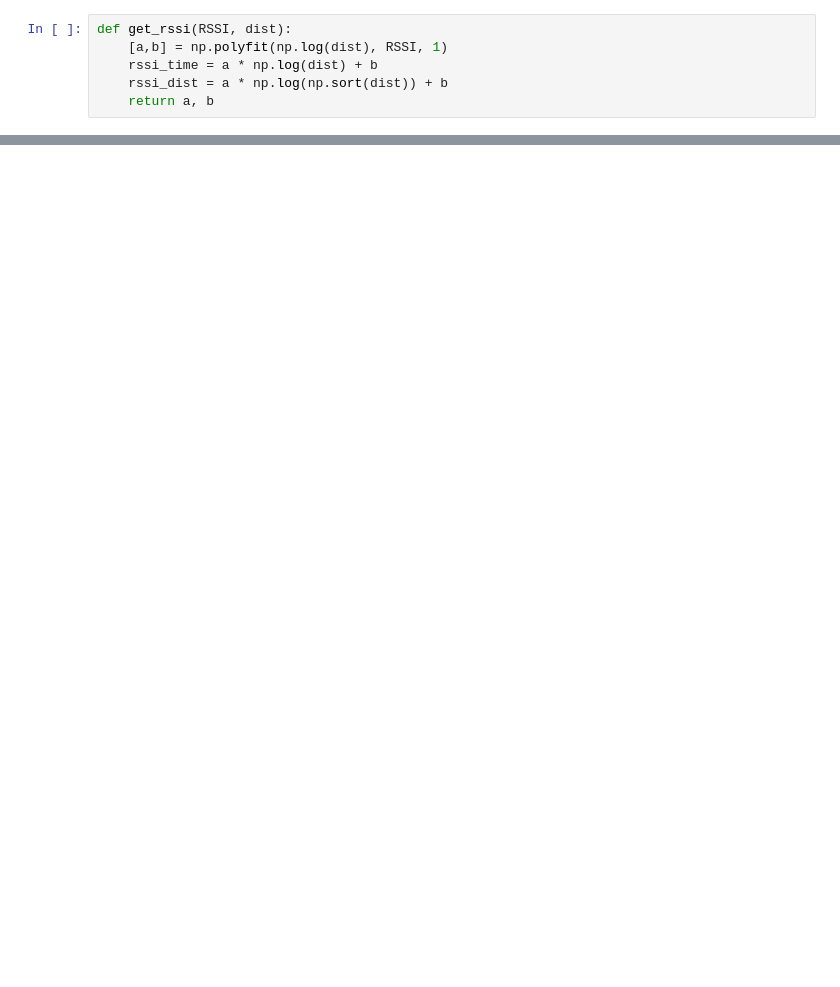
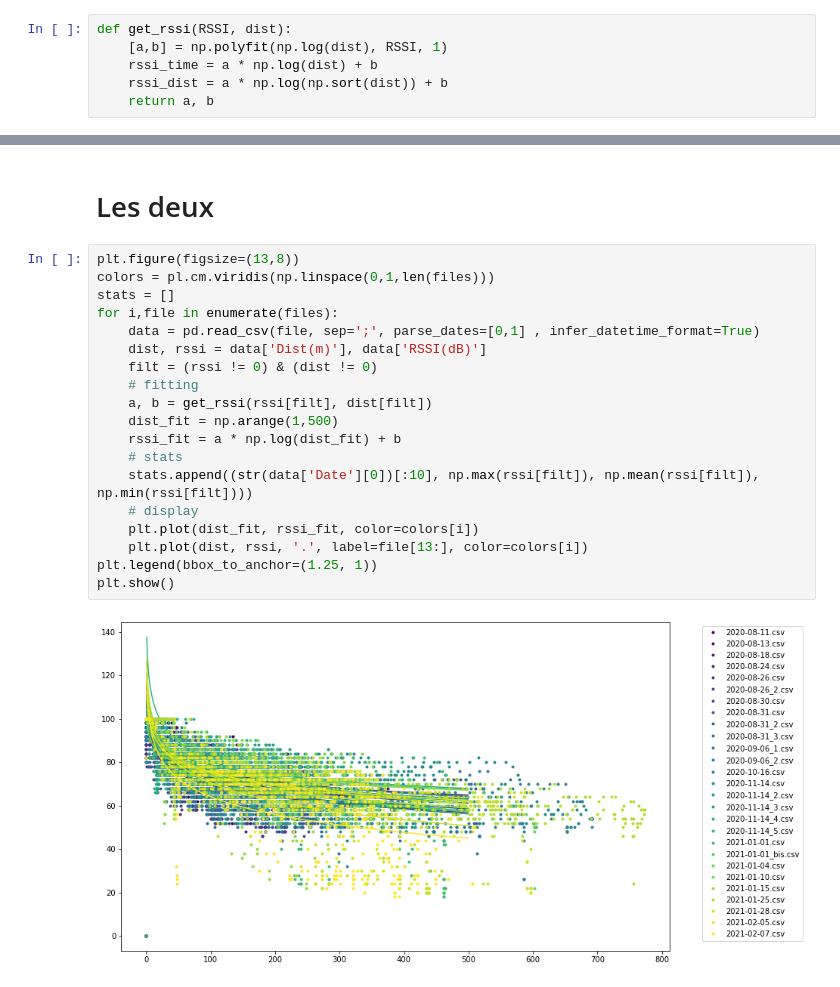
Before and after one commit to julienguegan/Telemetry-logs-App, a Jupyter notebook: notebooks/analyze_rssi.ipynb, the cells around one changed output, grey strips where cells are left out. Saved outputs shown, nothing was run; the diff lists cells and outputs as text; blank space fills up the shorter version.

```diff
--- a/notebooks/analyze_rssi.ipynb
+++ b/notebooks/analyze_rssi.ipynb
@@ -47,0 +69,23 @@ plt.show()
+# %% [markdown]
+# Les deux
+# %%
+plt.figure(figsize=(13,8))
+colors = pl.cm.viridis(np.linspace(0,1,len(files)))
+stats = []
+for i,file in enumerate(files):
+    data = pd.read_csv(file, sep=';', parse_dates=[0,1] , infer_datetime_format=True)
+    dist, rssi = data['Dist(m)'], data['RSSI(dB)']
+    filt = (rssi != 0) & (dist != 0)
+    # fitting
+    a, b = get_rssi(rssi[filt], dist[filt])
+    dist_fit = np.arange(1,500)
+    rssi_fit = a * np.log(dist_fit) + b
+    # stats
+    stats.append((str(data['Date'][0])[:10], np.max(rssi[filt]), np.mean(rssi[filt]), np.min(rssi[filt])))
+    # display
+    plt.plot(dist_fit, rssi_fit, color=colors[i])
+    plt.plot(dist, rssi, '.', label=file[13:], color=colors[i])
+plt.legend(bbox_to_anchor=(1.25, 1))
+plt.show()
+# %% [output]
+[figure, added]
```
Also changed, not shown: parts of 6 cells of this notebook, 12 other files.
